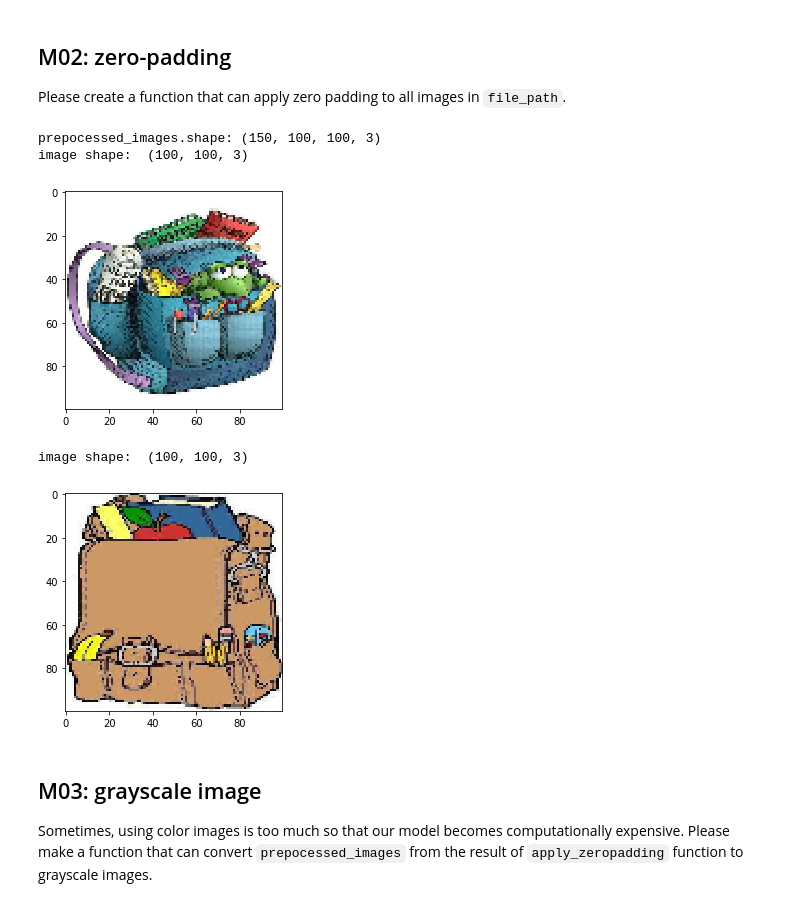
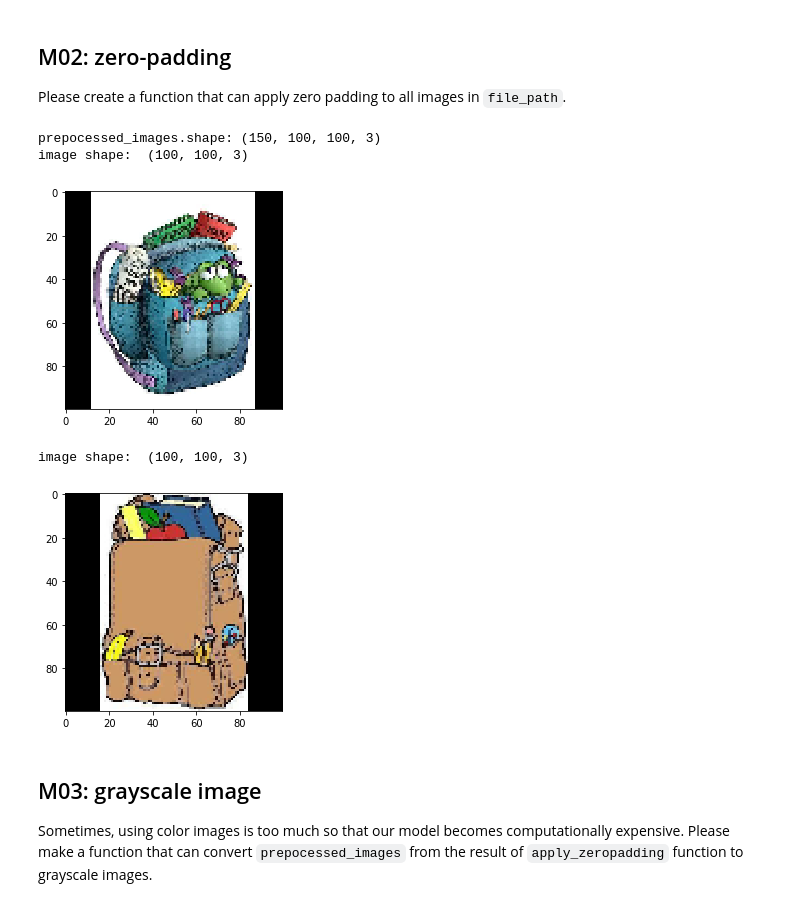
Before and after one commit to Kumaken/data-science-and-data-mining, a Jupyter notebook: Hands-ons/W4/H4/W04_13517068_Abel_Stanley.ipynb, the cells around one changed output. Drawn from its saved outputs; the diff is of its cells as text; code cells hidden in the pictures.

```diff
--- a/Hands-ons/W4/H4/W04_13517068_Abel_Stanley.ipynb
+++ b/Hands-ons/W4/H4/W04_13517068_Abel_Stanley.ipynb
@@ -82,11 +82,15 @@ def read_and_show(image_path):
     plt.imshow(img)
     plt.show()
 
-def show_image(img):
+def show_image(img, gray=False):
     # img = cv2.cvtColor(img, cv2.COLOR_BGR2RGB) # convert BGR to RGB
                                                # (matplotlib use RGB format)
     print("image shape: ", img.shape)
-    plt.imshow(img)
+    if(gray):
+        plt.imshow(img, cmap='gray')
+    else:
+        plt.imshow(img)
+
     plt.show()
 
 read_and_show(file_path[0])
@@ -163,38 +167,38 @@ def apply_zeropadding(img_path, size=(100, 100)):
     b. Please show first-two prepocessed_images with their sizes.
        Make sure that both sizes are same.
     '''
-    raw_imgs = [ cv2.cvtColor(cv2.resize(cv2.imread(image), size) ,cv2.COLOR_BGR2RGB) for image in img_path]
+    raw_imgs = [ cv2.cvtColor(cv2.imread(image) ,cv2.COLOR_BGR2RGB) for image in img_path]
     prepocessed_images = []
 
     for img in raw_imgs:
         size_ratio = min((size[0]/img.shape[0]), (size[1]/img.shape[1]))
         size_new = (math.floor(img.shape[1]*size_ratio), math.floor(img.shape[0]*size_ratio))
         img_new = cv2.resize(img, size_new)
 
         pad_w, pad_h = (max(0, (size[1]-img_new.shape[1])),  max(0, (size[0]-img_new.shape[0])))
         pad_l_w = pad_w//2
         pad_r_w = pad_w - pad_l_w
         pad_l_h = pad_h//2
         pad_r_h = pad_h - pad_l_h
 
-        img_padded = np.pad(img_new, [(pad_l_h,pad_r_h), (pad_l_w,pad_l_w), (0,0)], mode='constant')
+        img_padded = np.pad(img_new, [(pad_l_h,pad_r_h), (pad_l_w,pad_r_w), (0,0)], mode='constant')
         prepocessed_images.append(img_padded)
 
     # numpy arrays have no efficient append method. Better use python array first to fill the array and then convert it to np.array
     prepocessed_images = np.array(prepocessed_images)
 
     print("prepocessed_images.shape:", prepocessed_images.shape)
     return prepocessed_images
 
 imgs_padded = apply_zeropadding(file_path)
 show_image(imgs_padded[0])
 show_image(imgs_padded[1])
 # %% [output]
 prepocessed_images.shape: (150, 100, 100, 3)
 image shape:  (100, 100, 3)
-[figure, old version]
+[figure, new version]
 image shape:  (100, 100, 3)
-[figure, old version]
+[figure, new version]
 # %% [markdown]
 ## M03: grayscale image
 Sometimes, using color images is too much so that our model becomes computationally expensive. Please make a function that can convert `prepocessed_images` from the result of `apply_zeropadding` function to grayscale images.
```
Also changed, not shown: parts of 2 cells of this notebook.
